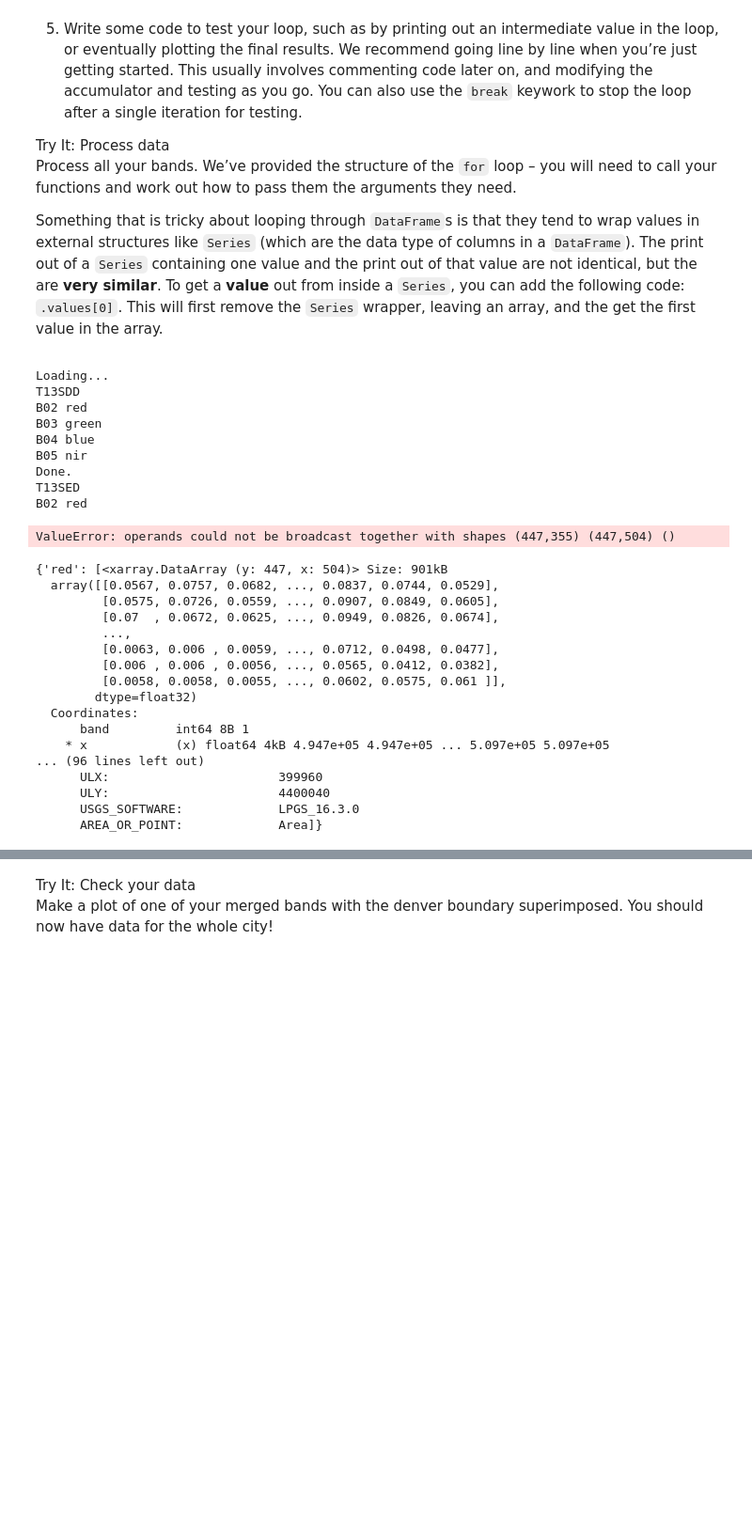
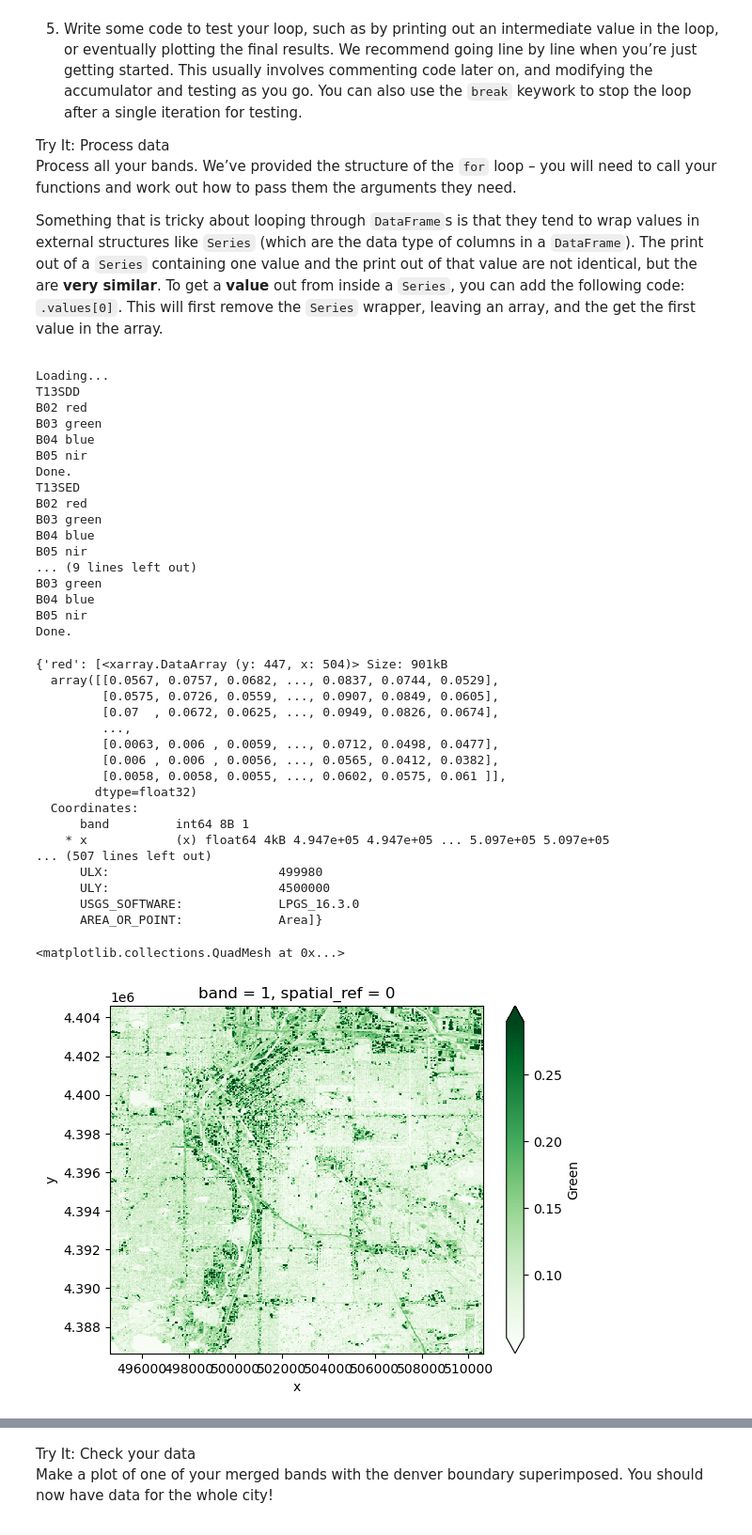
Before and after one commit to earthlab-education/fundamentals-04-redlining-hanried, a Jupyter notebook: notebooks/redlining-92-bulk-download.ipynb, the cells around one changed output, grey strips where cells are left out. Shown at 94% size. Drawn from its saved outputs; the diff is of its cells as text; code cells hidden in the pictures; blank space fills up the shorter version.

```diff
--- a/notebooks/redlining-92-bulk-download.ipynb
+++ b/notebooks/redlining-92-bulk-download.ipynb
@@ -401,7 +401,9 @@ for tile_id, tile_df in raster_df.groupby('tile_id'):
             print(band_id, band_name)
             # Process band
             # this will give us the file out of the row
-            band_masked_da = process_image(row.file.values[0], denver_redlining_gdf)
+            band_da = process_image(
+                row.file.values[0],
+                denver_redlining_gdf)
 
             # Mask band, saving to the same variable as above b/c we're in the same cell and same loop
             band_masked_da = band_da.where(cloud_mask)
@@ -423,7 +425,14 @@ B05 nir
 Done.
 T13SED
 B02 red
+B03 green
+B04 blue
+B05 nir
+... (9 lines left out)
+B03 green
+B04 blue
+B05 nir
+Done.
-ValueError: operands could not be broadcast together with shapes (447,355) (447,504) ()
 # %%
 #checking results.
 # we get a dictionary with red and a red data array in it
@@ -441,16 +450,20 @@ denver_das
   Coordinates:
       band         int64 8B 1
     * x            (x) float64 4kB 4.947e+05 4.947e+05 ... 5.097e+05 5.097e+05
-... (96 lines left out)
-      ULX:                       399960
-      ULY:                       4400040
+... (507 lines left out)
+      ULX:                       499980
+      ULY:                       4500000
       USGS_SOFTWARE:             LPGS_16.3.0
       AREA_OR_POINT:             Area]}
 # %%
-# Merge all tiles
-denver_das = {
+# Merge all tiles using list comprehension
+denver_merged_das = {
     band_name: merge_arrays(das)
     for band_name, das
+    #.items makes it possible to iterate through the denver_das dictionary and we'll get the name and data arrays
     in denver_das.items()}
 
-denver_das['green'].plot(cmap='Greens', robust=True)
+denver_merged_das['green'].plot(cmap='Greens', robust=True)
+# %% [output]
+<matplotlib.collections.QuadMesh at 0x...>
+[figure, added]
```
Also changed, not shown: parts of 2 cells of this notebook.
